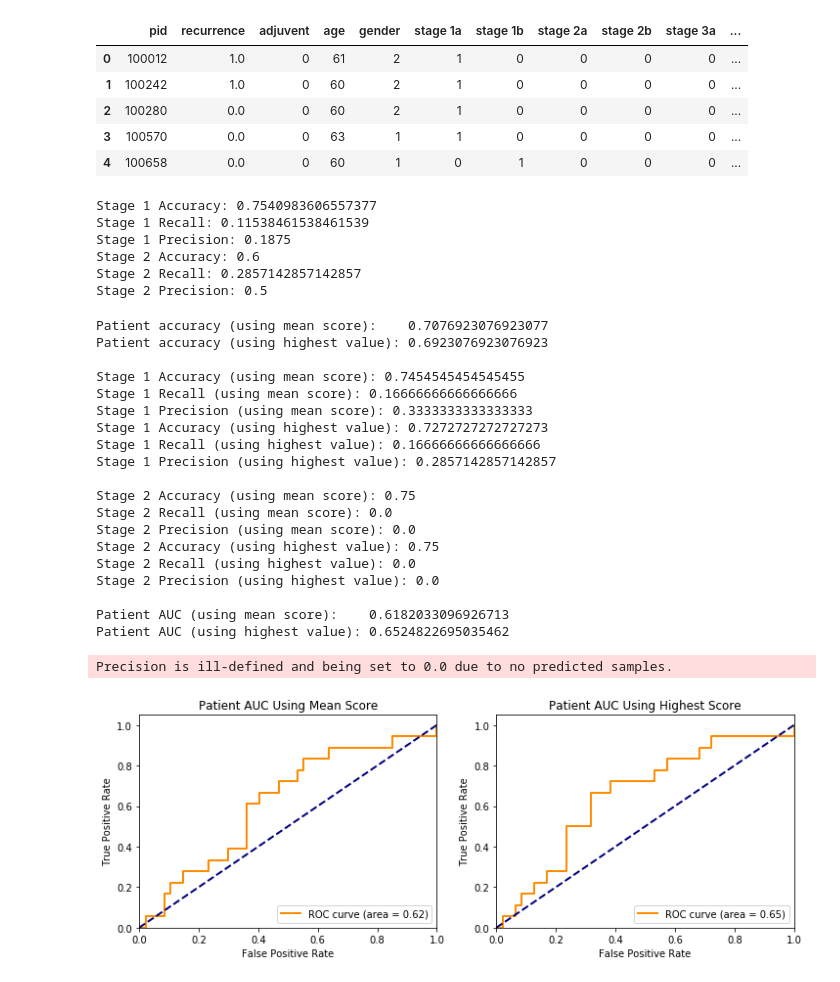
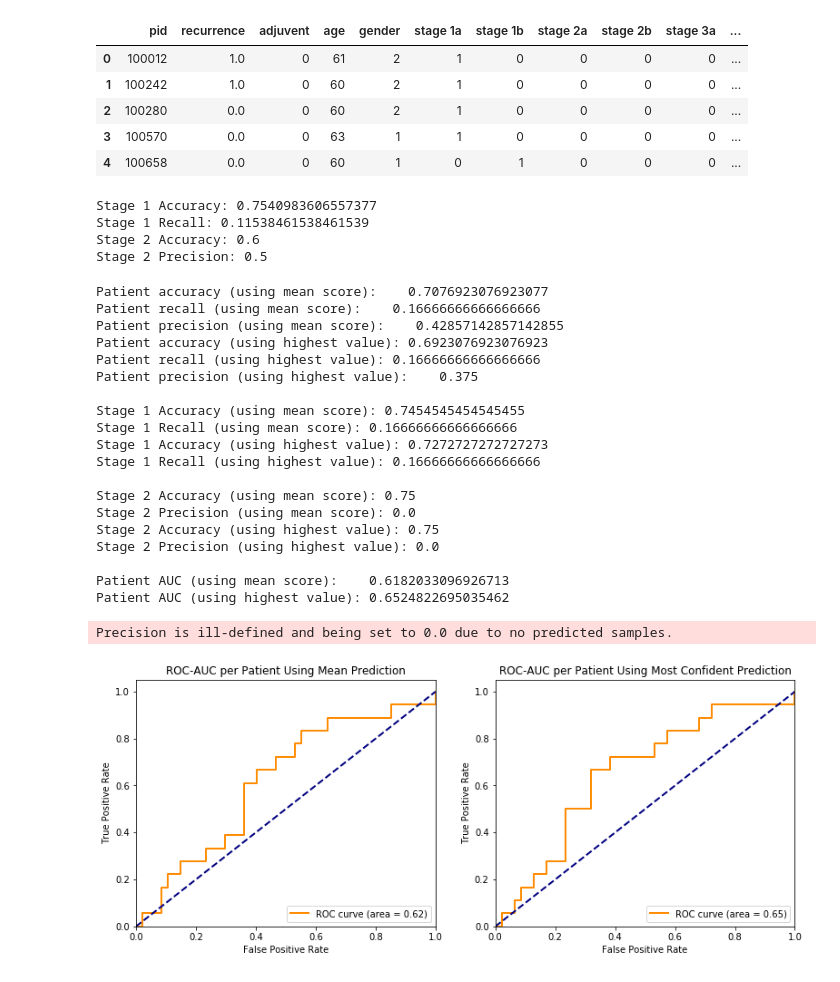
Before and after one commit to maggiebasta/lung-cancer-thesis, a Jupyter notebook: NLST/nlst_train.ipynb, the cells around one changed output. Drawn from its saved outputs; the diff is of its cells as text; code cells hidden in the pictures.

```diff
--- a/NLST/nlst_train.ipynb
+++ b/NLST/nlst_train.ipynb
@@ -164,7 +169,7 @@ for row in df.iterrows():
     mean_preds.append(np.array(preds).mean())
 
 df['mean_pred'] = mean_preds
-df['mostconfident_pred'] = highest_preds
+df['most_confident_pred'] = highest_preds
 
 geometric_data = pkl.load(open(f'data/geometric_data.pkl', 'rb'))
 areas = []
@@ -180,13 +185,13 @@ for pid in df.pid:
 df['area'] = areas
 df['perimeter'] = perimiters
 df['diameter'] = diameters
-df['avg_attenuation'] = avg_attenuation
+df['attenuation'] = avg_attenuation
 
 scaler = preprocessing.MinMaxScaler()
 df['area'] = scaler.fit_transform(np.array(areas).reshape(-1,1)).reshape(-1,1).reshape(1, -1)[0]
 df['perimeter'] = scaler.fit_transform(np.array(perimiters).reshape(-1,1)).reshape(-1,1).reshape(1, -1)[0]
 df['diameter'] = scaler.fit_transform(np.array(diameters).reshape(-1,1)).reshape(-1,1).reshape(1, -1)[0]
-df['avg_attenuation'] = scaler.fit_transform(np.array(avg_attenuation).reshape(-1,1)).reshape(-1,1).reshape(1, -1)[0]
+df['attenuation'] = scaler.fit_transform(np.array(avg_attenuation).reshape(-1,1)).reshape(-1,1).reshape(1, -1)[0]
 
 train_ids = pkl.load(open('data/train_ids.pkl', 'rb'))
 test_ids = pkl.load(open('data/test_ids.pkl', 'rb'))
@@ -199,69 +204,64 @@ df_test = df[df.test == 1]
 # %%
 print(f'Stage 1 Accuracy: {accuracy_score(AllTrue[1], np.round(AllPreds[1]).flatten())}')
 print(f'Stage 1 Recall: {recall_score(AllTrue[1], np.round(AllPreds[1]).flatten())}')
-print(f'Stage 1 Precision: {precision_score(AllTrue[1], np.round(AllPreds[1]).flatten())}')
 
 print(f'Stage 2 Accuracy: {accuracy_score(AllTrue[2], np.round(AllPreds[2]).flatten())}')
-print(f'Stage 2 Recall: {recall_score(AllTrue[2], np.round(AllPreds[2]).flatten())}')
 print(f'Stage 2 Precision: {precision_score(AllTrue[2], np.round(AllPreds[2]).flatten())}')
 # %% [output]
 Stage 1 Accuracy: 0.7540983606557377
 Stage 1 Recall: 0.11538461538461539
-Stage 1 Precision: 0.1875
 Stage 2 Accuracy: 0.6
-Stage 2 Recall: 0.2857142857142857
 Stage 2 Precision: 0.5
 # %%
 print("Patient accuracy (using mean score):    " + str(accuracy_score(df_test.recurrence, np.round(df_test.mean_pred))))
-print("Patient accuracy (using highest value): " + str(accuracy_score(df_test.recurrence, np.round(df_test.highest_pred))))
-
+print("Patient recall (using mean score):    " + str(recall_score(df_test.recurrence, np.round(df_test.mean_pred))))
+print("Patient precision (using mean score):    " + str(precision_score(df_test.recurrence, np.round(df_test.mean_pred))))
+print("Patient accuracy (using highest value): " + str(accuracy_score(df_test.recurrence, np.round(df_test.most_confident_pred))))
+print("Patient recall (using highest value): " + str(recall_score(df_test.recurrence, np.round(df_test.most_confident_pred))))
+print("Patient precision (using highest value):    " + str(precision_score(df_test.recurrence, np.round(df_test.most_confident_pred))))
 
 df_stage1 = df_test[np.logical_or(df_test['stage 1b'], df_test['stage 1a'])]
 print(f'\nStage 1 Accuracy (using mean score): {accuracy_score(df_stage1.recurrence, np.round(df_stage1.mean_pred))}')
 print(f'Stage 1 Recall (using mean score): {recall_score(df_stage1.recurrence, np.round(df_stage1.mean_pred))}')
-print(f'Stage 1 Precision (using mean score): {precision_score(df_stage1.recurrence, np.round(df_stage1.mean_pred))}')
-print(f'Stage 1 Accuracy (using highest value): {accuracy_score(df_stage1.recurrence, np.round(df_stage1.mostconfident_pred))}')
-print(f'Stage 1 Recall (using highest value): {recall_score(df_stage1.recurrence, np.round(df_stage1.mostconfident_pred))}')
-print(f'Stage 1 Precision (using highest value): {precision_score(df_stage1.recurrence, np.round(df_stage1.mostconfident_pred))}')
+print(f'Stage 1 Accuracy (using highest value): {accuracy_score(df_stage1.recurrence, np.round(df_stage1.most_confident_pred))}')
+print(f'Stage 1 Recall (using highest value): {recall_score(df_stage1.recurrence, np.round(df_stage1.most_confident_pred))}')
 
 df_stage2 = df_test[np.logical_or(df_test['stage 2b'], df_test['stage 2a'])]
 print(f'\nStage 2 Accuracy (using mean score): {accuracy_score(df_stage2.recurrence, np.round(df_stage2.mean_pred))}')
-print(f'Stage 2 Recall (using mean score): {recall_score(df_stage2.recurrence, np.round(df_stage2.mean_pred))}')
 print(f'Stage 2 Precision (using mean score): {precision_score(df_stage2.recurrence, np.round(df_stage2.mean_pred))}')
-print(f'Stage 2 Accuracy (using highest value): {accuracy_score(df_stage2.recurrence, np.round(df_stage2.mostconfident_pred))}')
-print(f'Stage 2 Recall (using highest value): {recall_score(df_stage2.recurrence, np.round(df_stage2.mostconfident_pred))}')
-print(f'Stage 2 Precision (using highest value): {precision_score(df_stage2.recurrence, np.round(df_stage2.mostconfident_pred))}')
+print(f'Stage 2 Accuracy (using highest value): {accuracy_score(df_stage2.recurrence, np.round(df_stage2.most_confident_pred))}')
+print(f'Stage 2 Precision (using highest value): {precision_score(df_stage2.recurrence, np.round(df_stage2.most_confident_pred))}')
 
 print("\nPatient AUC (using mean score):    " + str(roc_auc_score(df_test.recurrence, list(df_test.mean_pred))))
-print("Patient AUC (using highest value): " + str(roc_auc_score(df_test.recurrence, list(df_test.mostconfident_pred))))
+print("Patient AUC (using highest value): " + str(roc_auc_score(df_test.recurrence, list(df_test.most_confident_pred))))
 
-fig, axs = plt.subplots(1, 2, figsize=(12, 4))
+fig, axs = plt.subplots(1, 2, figsize=(13, 5))
 plot_auc(df_test.recurrence, df_test.mean_pred, axs[0])
-plot_auc(df_test.recurrence, df_test.highest_pred, axs[1])
+plot_auc(df_test.recurrence, df_test.most_confident_pred, axs[1])
 
-axs[0].set_title("Patient AUC Using Mean Score")
-axs[1].set_title("Patient AUC Using Highest Score")
+axs[0].set_title("ROC-AUC per Patient Using Mean Prediction")
+axs[1].set_title("ROC-AUC per Patient Using Most Confident Prediction")
 plt.show()
 # %% [output]
 Patient accuracy (using mean score):    0.7076923076923077
+Patient recall (using mean score):    0.16666666666666666
+Patient precision (using mean score):    0.42857142857142855
 Patient accuracy (using highest value): 0.6923076923076923
+Patient recall (using highest value): 0.16666666666666666
+Patient precision (using highest value):    0.375
 
 Stage 1 Accuracy (using mean score): 0.7454545454545455
 Stage 1 Recall (using mean score): 0.16666666666666666
-Stage 1 Precision (using mean score): 0.3333333333333333
 Stage 1 Accuracy (using highest value): 0.7272727272727273
 Stage 1 Recall (using highest value): 0.16666666666666666
-Stage 1 Precision (using highest value): 0.2857142857142857
 
 Stage 2 Accuracy (using mean score): 0.75
-Stage 2 Recall (using mean score): 0.0
 Stage 2 Precision (using mean score): 0.0
 Stage 2 Accuracy (using highest value): 0.75
-Stage 2 Recall (using highest value): 0.0
 Stage 2 Precision (using highest value): 0.0
 
 Patient AUC (using mean score):    0.6182033096926713
 Patient AUC (using highest value): 0.6524822695035462
 Precision is ill-defined and being set to 0.0 due to no predicted samples.
-[figure, old version]
+[figure, new version]
 # %%
```
Also changed, not shown: parts of 3 cells of this notebook.
